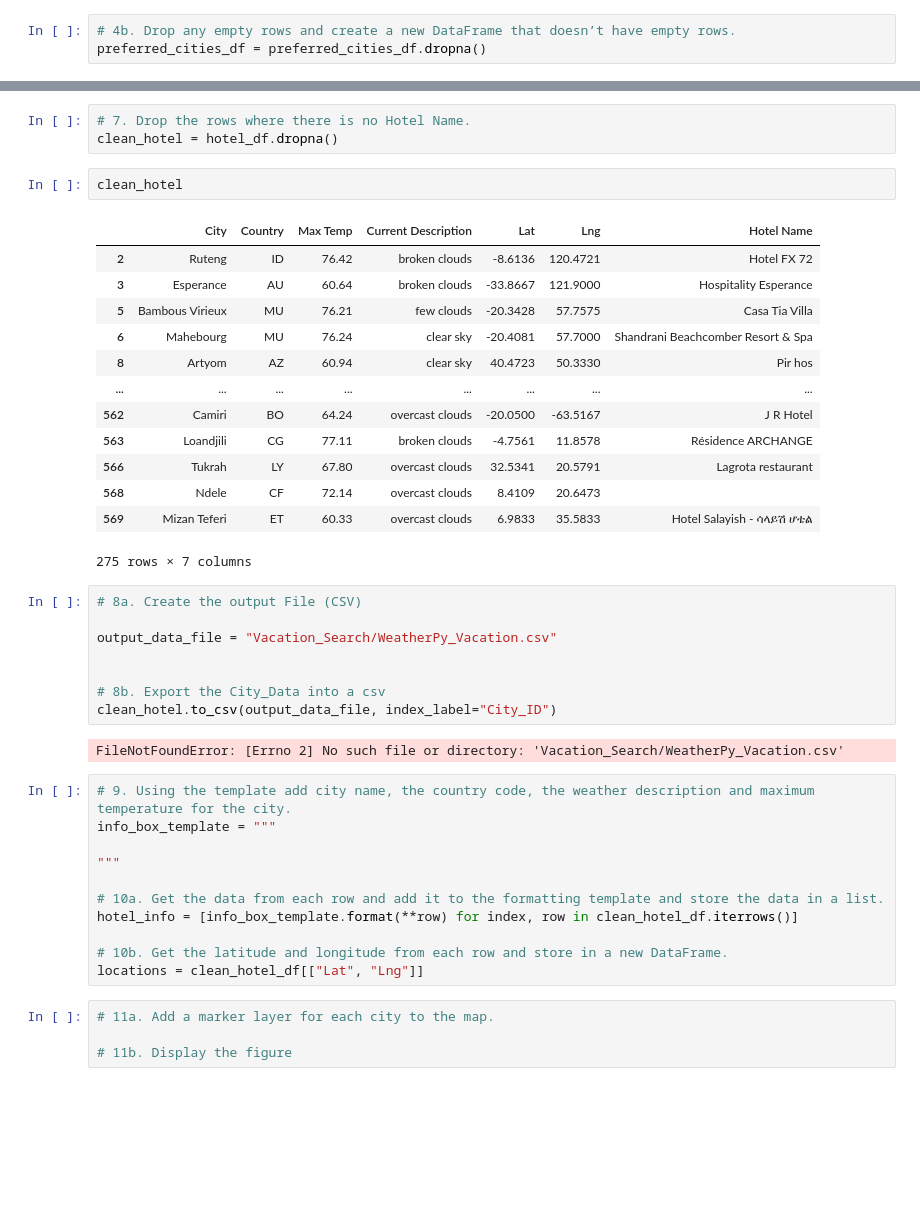
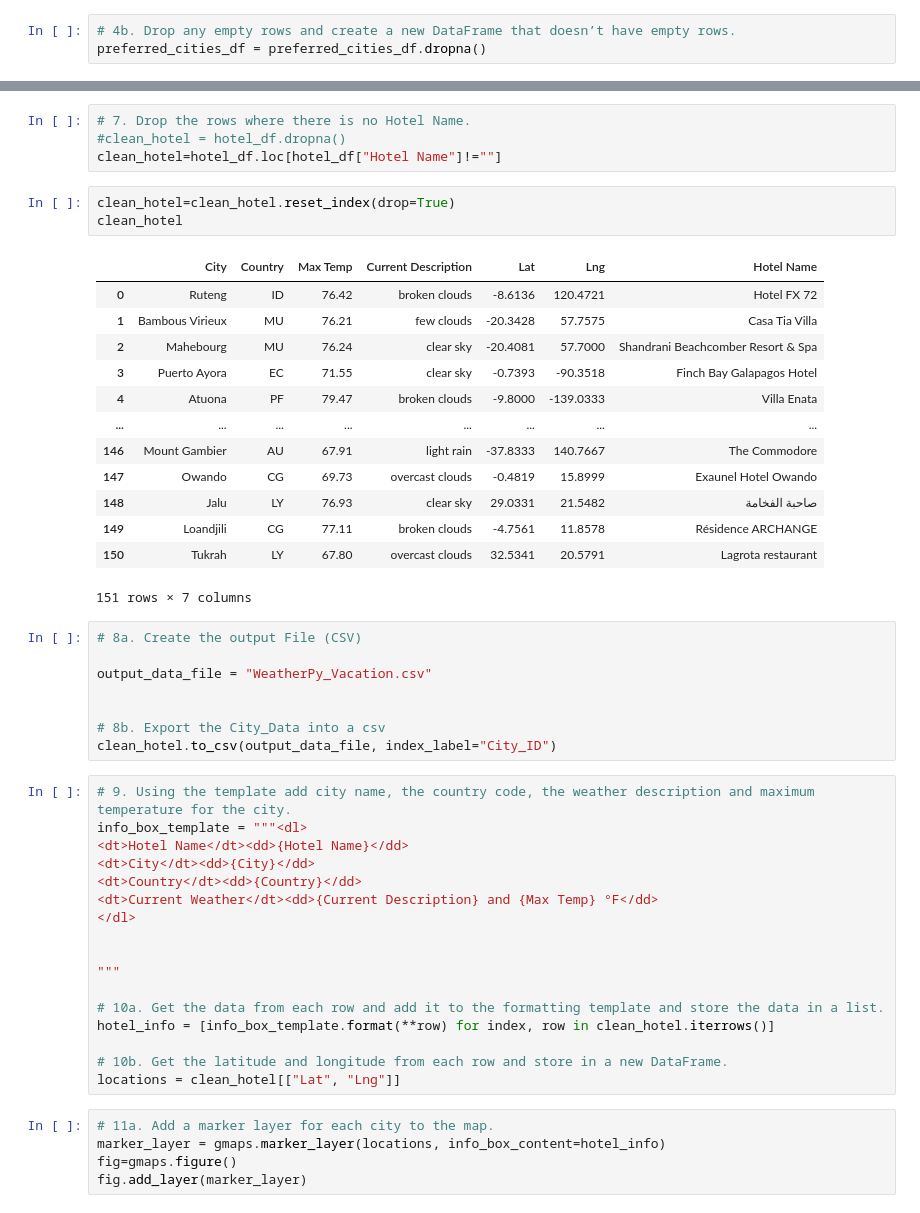
Before and after one commit to yvoatelep/World_Weather_Analysis, a Jupyter notebook: Challenge/Vacation_Search/Vacation_Search.ipynb, the cells around one changed output, grey strips where cells are left out. Saved outputs shown, nothing was run; the diff lists cells and outputs as text; blank space fills up the shorter version.

```diff
--- a/Challenge/Vacation_Search/Vacation_Search.ipynb
+++ b/Challenge/Vacation_Search/Vacation_Search.ipynb
@@ -166,44 +162,51 @@ hotel_df
 # %%
 # 7. Drop the rows where there is no Hotel Name.
-clean_hotel = hotel_df.dropna()
+#clean_hotel = hotel_df.dropna()
+clean_hotel=hotel_df.loc[hotel_df["Hotel Name"]!=""]
-# %%
-clean_hotel
-# %% [output]
-|  | City | Country | Max Temp | Current Description | Lat | Lng | Hotel Name |
-| 2 | Ruteng | ID | 76.42 | broken clouds | -8.6136 | 120.4721 | Hotel FX 72 |
-| 3 | Esperance | AU | 60.64 | broken clouds | -33.8667 | 121.9000 | Hospitality Esperance |
-| 5 | Bambous Virieux | MU | 76.21 | few clouds | -20.3428 | 57.7575 | Casa Tia Villa |
-| 6 | Mahebourg | MU | 76.24 | clear sky | -20.4081 | 57.7000 | Shandrani Beachcomber Resort & Spa |
-| 8 | Artyom | AZ | 60.94 | clear sky | 40.4723 | 50.3330 | Pir hos |
-| ... | ... | ... | ... | ... | ... | ... | ... |
-| 562 | Camiri | BO | 64.24 | overcast clouds | -20.0500 | -63.5167 | J R Hotel |
-| 563 | Loandjili | CG | 77.11 | broken clouds | -4.7561 | 11.8578 | Résidence ARCHANGE |
-| 566 | Tukrah | LY | 67.80 | overcast clouds | 32.5341 | 20.5791 | Lagrota restaurant |
-| 568 | Ndele | CF | 72.14 | overcast clouds | 8.4109 | 20.6473 |  |
-| 569 | Mizan Teferi | ET | 60.33 | overcast clouds | 6.9833 | 35.5833 | Hotel Salayish - ሳላይሽ ሆቴል |
-275 rows × 7 columns
+# %%
+clean_hotel=clean_hotel.reset_index(drop=True)
+clean_hotel
+# %% [output]
+|  | City | Country | Max Temp | Current Description | Lat | Lng | Hotel Name |
+| 0 | Ruteng | ID | 76.42 | broken clouds | -8.6136 | 120.4721 | Hotel FX 72 |
+| 1 | Bambous Virieux | MU | 76.21 | few clouds | -20.3428 | 57.7575 | Casa Tia Villa |
+| 2 | Mahebourg | MU | 76.24 | clear sky | -20.4081 | 57.7000 | Shandrani Beachcomber Resort & Spa |
+| 3 | Puerto Ayora | EC | 71.55 | clear sky | -0.7393 | -90.3518 | Finch Bay Galapagos Hotel |
+| 4 | Atuona | PF | 79.47 | broken clouds | -9.8000 | -139.0333 | Villa Enata |
+| ... | ... | ... | ... | ... | ... | ... | ... |
+| 146 | Mount Gambier | AU | 67.91 | light rain | -37.8333 | 140.7667 | The Commodore |
+| 147 | Owando | CG | 69.73 | overcast clouds | -0.4819 | 15.8999 | Exaunel Hotel Owando |
+| 148 | Jalu | LY | 76.93 | clear sky | 29.0331 | 21.5482 | صاحبة الفخامة |
+| 149 | Loandjili | CG | 77.11 | broken clouds | -4.7561 | 11.8578 | Résidence ARCHANGE |
+| 150 | Tukrah | LY | 67.80 | overcast clouds | 32.5341 | 20.5791 | Lagrota restaurant |
+151 rows × 7 columns
 # %%
 # 8a. Create the output File (CSV)
 
-output_data_file = "Vacation_Search/WeatherPy_Vacation.csv"
+output_data_file = "WeatherPy_Vacation.csv"
 
 
 # 8b. Export the City_Data into a csv
 clean_hotel.to_csv(output_data_file, index_label="City_ID")
-# %% [output]
-FileNotFoundError: [Errno 2] No such file or directory: 'Vacation_Search/WeatherPy_Vacation.csv'
 # %%
 # 9. Using the template add city name, the country code, the weather description and maximum temperature for the city.
-info_box_template = """
+info_box_template = """<dl>
+<dt>Hotel Name</dt><dd>{Hotel Name}</dd>
+<dt>City</dt><dd>{City}</dd>
+<dt>Country</dt><dd>{Country}</dd>
+<dt>Current Weather</dt><dd>{Current Description} and {Max Temp} °F</dd>
+</dl>
+
 
 """
 
 # 10a. Get the data from each row and add it to the formatting template and store the data in a list.
-hotel_info = [info_box_template.format(**row) for index, row in clean_hotel_df.iterrows()]
+hotel_info = [info_box_template.format(**row) for index, row in clean_hotel.iterrows()]
 
 # 10b. Get the latitude and longitude from each row and store in a new DataFrame.
-locations = clean_hotel_df[["Lat", "Lng"]]
+locations = clean_hotel[["Lat", "Lng"]]
 # %%
 # 11a. Add a marker layer for each city to the map.
-
-# 11b. Display the figure
+marker_layer = gmaps.marker_layer(locations, info_box_content=hotel_info)
+fig=gmaps.figure()
+fig.add_layer(marker_layer)
```
Also changed, not shown: parts of 9 cells of this notebook, 9 other files.
